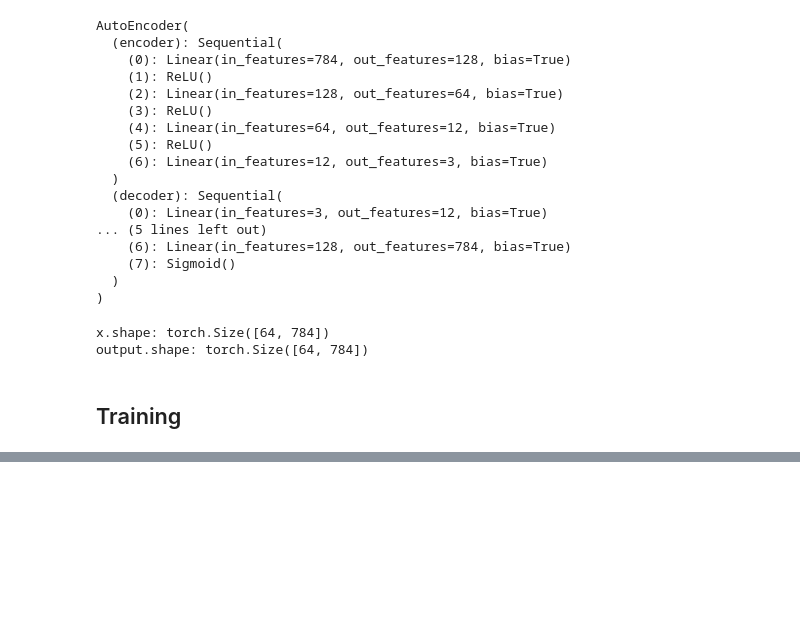
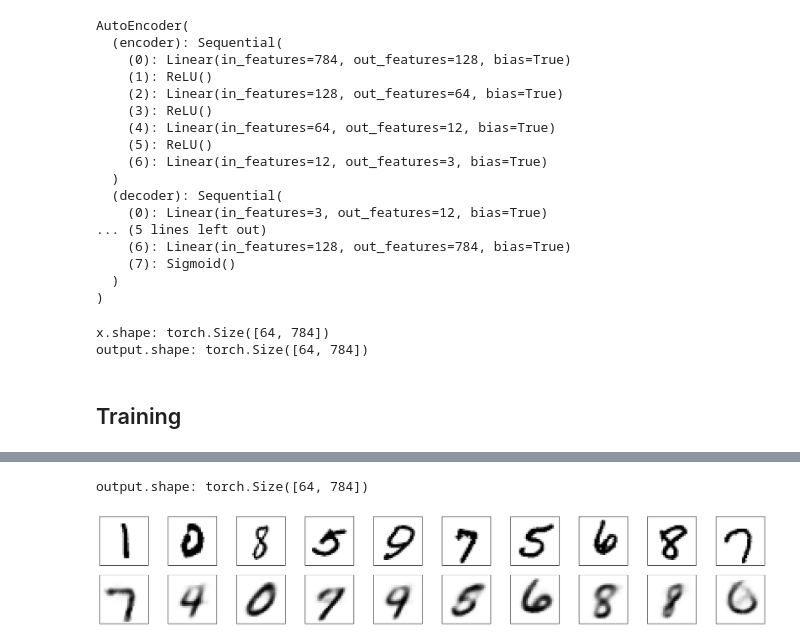
Before and after one commit to Ottohesten/02466-Cell-Profiling, a Jupyter notebook: autoencoder.ipynb, the cells around one changed output, grey strips where cells are left out. Drawn from its saved outputs; the diff is of its cells as text; code cells hidden in the pictures; blank space fills up the shorter version.

```diff
--- a/autoencoder.ipynb
+++ b/autoencoder.ipynb
@@ -129,0 +132,23 @@ epochs = 10
+# %%
+num_epochs = 10
+
+train_loss = []
+valid_loss = []
+
+for epoch in range(num_epochs):
+    batch_loss = []
+    model.train()
+
+    for x, y in train_loader:
+        if cuda:
+            x = x.cuda()
+        optimizer.zero_grad()
+        output = model(x)
+        loss = loss_fn(output, x)
+        loss.backward()
+        optimizer.step()
+        batch_loss.append(loss.item())
+
+    train_loss.append(np.mean(batch_loss))
+
+    print(f"Epoch {epoch+1}, loss: {np.mean(batch_loss)}")
@@ -129,0 +166,24 @@ epochs = 10
+# %%
+# test the model
+model.eval()
+
+images, labels = next(iter(test_loader))
+if cuda:
+    images = images.cuda()
+output = model(images)
+
+print("output.shape:", output.shape)
+
+# plot the original and reconstructed images
+
+fig, axes = plt.subplots(nrows=2, ncols=10, sharex=True, sharey=True, figsize=(25,4))
+for images, row in zip([x, output], axes):
+    for img, ax in zip(images, row):
+        ax.imshow(img.view(28, 28).cpu().detach().numpy(), cmap='Greys')
+        ax.get_xaxis().set_visible(False)
+        ax.get_yaxis().set_visible(False)
+
+plt.show()
+# %% [output]
+output.shape: torch.Size([64, 784])
+[figure, added]
```
Also changed, not shown: parts of 5 cells of this notebook.
